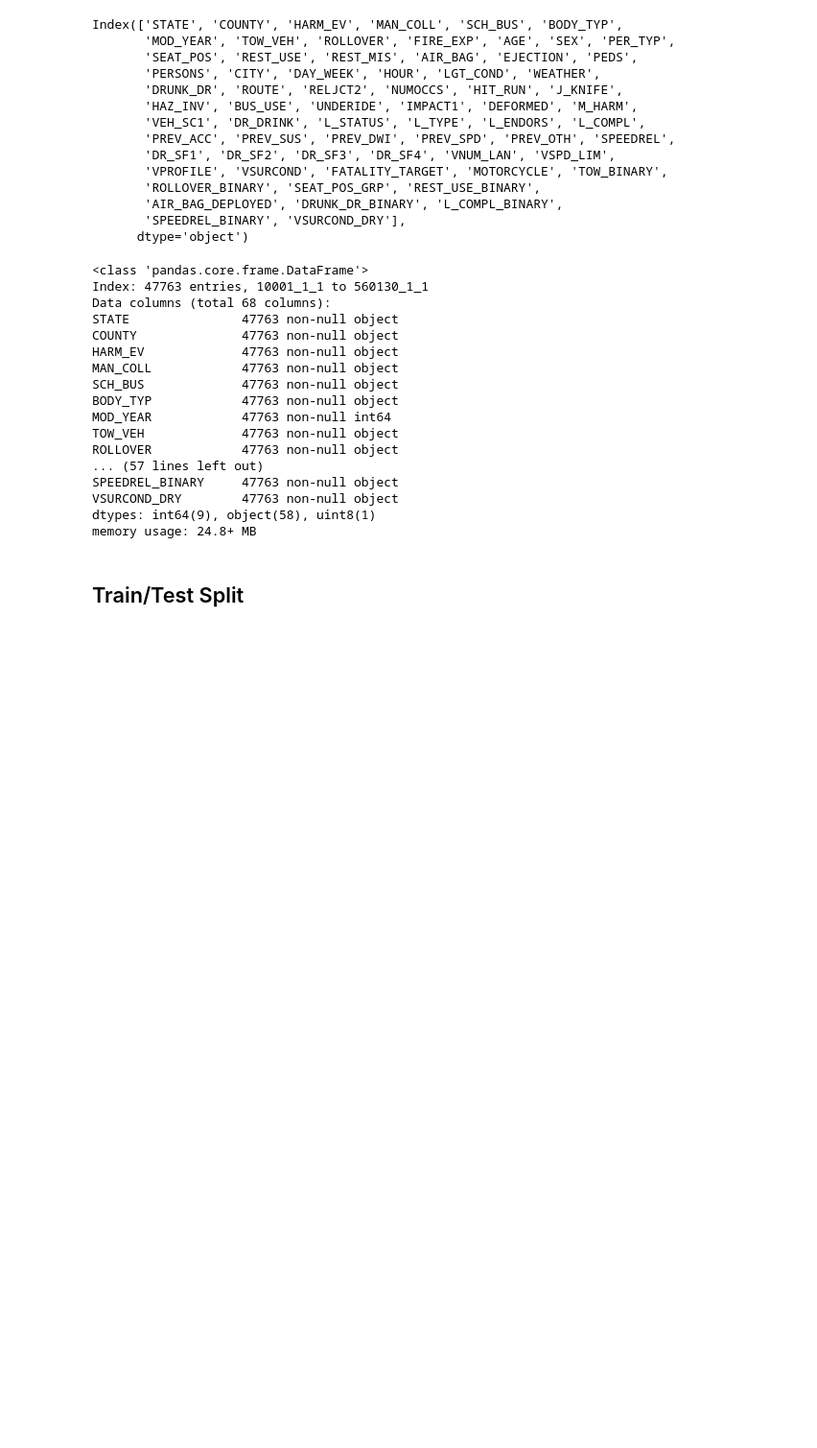
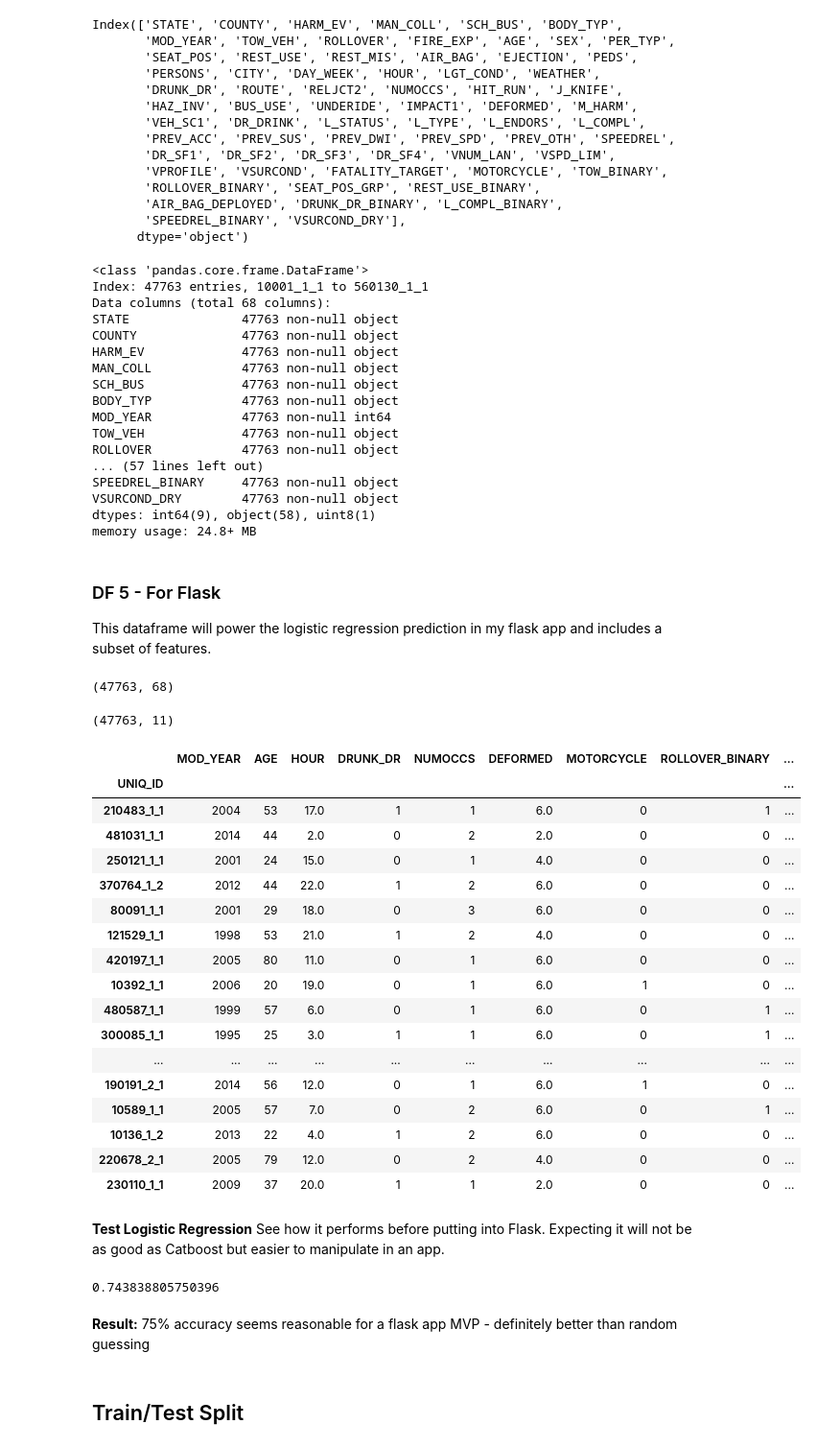
Before and after one commit to kjones5/metis_bootcamp, a Jupyter notebook: Project3_TrafficAccidentData/EDA_trafficfatalities.ipynb, the cells around one changed output. Shown at 96% size. Cells and saved outputs as stored; diff of their text form; code cells hidden in the pictures; blank space fills up the shorter version.

```diff
--- a/Project3_TrafficAccidentData/EDA_trafficfatalities.ipynb
+++ b/Project3_TrafficAccidentData/EDA_trafficfatalities.ipynb
@@ -2517,0 +2506,36 @@ memory usage: 24.8+ MB
+# %% [markdown]
+### DF 5 - For Flask
+This dataframe will power the logistic regression prediction in my flask app and includes a subset of features.
+# %%
+df_flask = df_model4.copy()
+df_flask.shape
+# %% [output]
+(47763, 68)
+# %%
+df_flask = df_flask.filter(['MOD_YEAR', 'AGE', 'HOUR', 'DRUNK_DR', 'NUMOCCS', 'DEFORMED',
+                            'MOTORCYCLE', 'ROLLOVER_BINARY', 'AIR_BAG_DEPLOYED',
+                            'SPEEDREL_BINARY', 'FATALITY_TARGET'])
+df_flask.shape
+# %% [output]
+(47763, 11)
+# %%
+df_flask.sample(20)
+# %% [output]
+|  | MOD_YEAR | AGE | HOUR | DRUNK_DR | NUMOCCS | DEFORMED | MOTORCYCLE | ROLLOVER_BINARY | ... |
+| UNIQ_ID |  |  |  |  |  |  |  |  | ... |
+| 210483_1_1 | 2004 | 53 | 17.0 | 1 | 1 | 6.0 | 0 | 1 | ... |
+| 481031_1_1 | 2014 | 44 | 2.0 | 0 | 2 | 2.0 | 0 | 0 | ... |
+| 250121_1_1 | 2001 | 24 | 15.0 | 0 | 1 | 4.0 | 0 | 0 | ... |
+| 370764_1_2 | 2012 | 44 | 22.0 | 1 | 2 | 6.0 | 0 | 0 | ... |
+| 80091_1_1 | 2001 | 29 | 18.0 | 0 | 3 | 6.0 | 0 | 0 | ... |
+| 121529_1_1 | 1998 | 53 | 21.0 | 1 | 2 | 4.0 | 0 | 0 | ... |
+| 420197_1_1 | 2005 | 80 | 11.0 | 0 | 1 | 6.0 | 0 | 0 | ... |
+| 10392_1_1 | 2006 | 20 | 19.0 | 0 | 1 | 6.0 | 1 | 0 | ... |
+| 480587_1_1 | 1999 | 57 | 6.0 | 0 | 1 | 6.0 | 0 | 1 | ... |
+| 300085_1_1 | 1995 | 25 | 3.0 | 1 | 1 | 6.0 | 0 | 1 | ... |
+| ... | ... | ... | ... | ... | ... | ... | ... | ... | ... |
+| 190191_2_1 | 2014 | 56 | 12.0 | 0 | 1 | 6.0 | 1 | 0 | ... |
+| 10589_1_1 | 2005 | 57 | 7.0 | 0 | 2 | 6.0 | 0 | 1 | ... |
+| 10136_1_2 | 2013 | 22 | 4.0 | 1 | 2 | 6.0 | 0 | 0 | ... |
+| 220678_2_1 | 2005 | 79 | 12.0 | 0 | 2 | 4.0 | 0 | 0 | ... |
+| 230110_1_1 | 2009 | 37 | 20.0 | 1 | 1 | 2.0 | 0 | 0 | ... |
@@ -2517,0 +2544,3 @@ memory usage: 24.8+ MB
+# %% [markdown]
+**Test Logistic Regression**
+See how it performs before putting into Flask. Expecting it will not be as good as Catboost but easier to manipulate in an app.
@@ -2518,3 +2552,11 @@ memory usage: 24.8+ MB
+# %%
+# 10-fold cross-validation with logistic regression
+logreg = LogisticRegression()
+print(cross_val_score(logreg, Xf, yf, cv=10, scoring='accuracy').mean())
+# %% [output]
+0.743838805750396
+# %% [markdown]
+**Result:** 75% accuracy seems reasonable for a flask app MVP - definitely better than random guessing
 # %% [markdown]
 ## Train/Test Split
 # %% [markdown]
```
Also changed, not shown: parts of 77 cells of this notebook, 2 other files.
